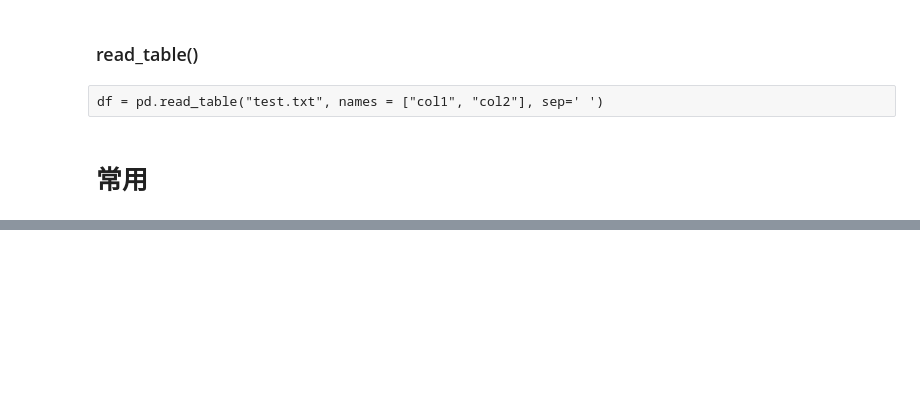
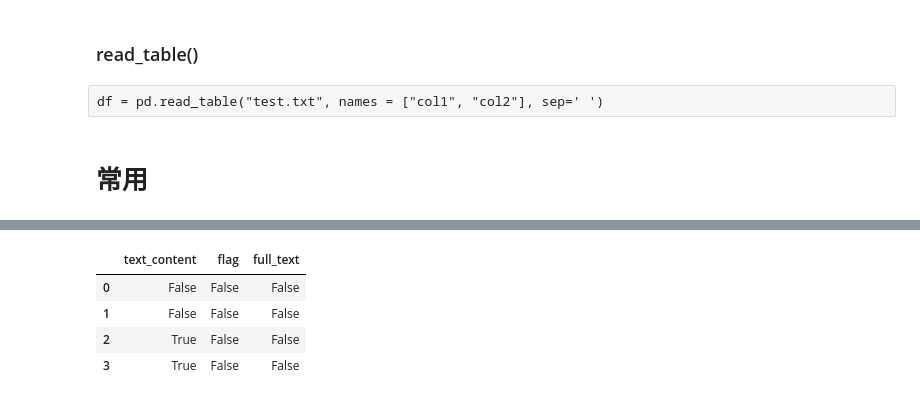
Before and after one commit to yunsansheng/code-notes, a Jupyter notebook: python/KT-pandas.ipynb, the cells around one changed output, grey strips where cells are left out. Drawn from its saved outputs; the diff is of its cells as text; code cells hidden in the pictures; blank space fills up the shorter version.

```diff
--- a/python/KT-pandas.ipynb
+++ b/python/KT-pandas.ipynb
@@ -403,0 +493,8 @@ df = pd.read_table("test.txt", names = ["col1", "col2"], sep=' ')
+# %%
+df.isnull()
+# %% [output]
+|  | text_content | flag | full_text |
+| 0 | False | False | False |
+| 1 | False | False | False |
+| 2 | True | False | False |
+| 3 | True | False | False |
```
Also changed, not shown: parts of 53 cells of this notebook.
